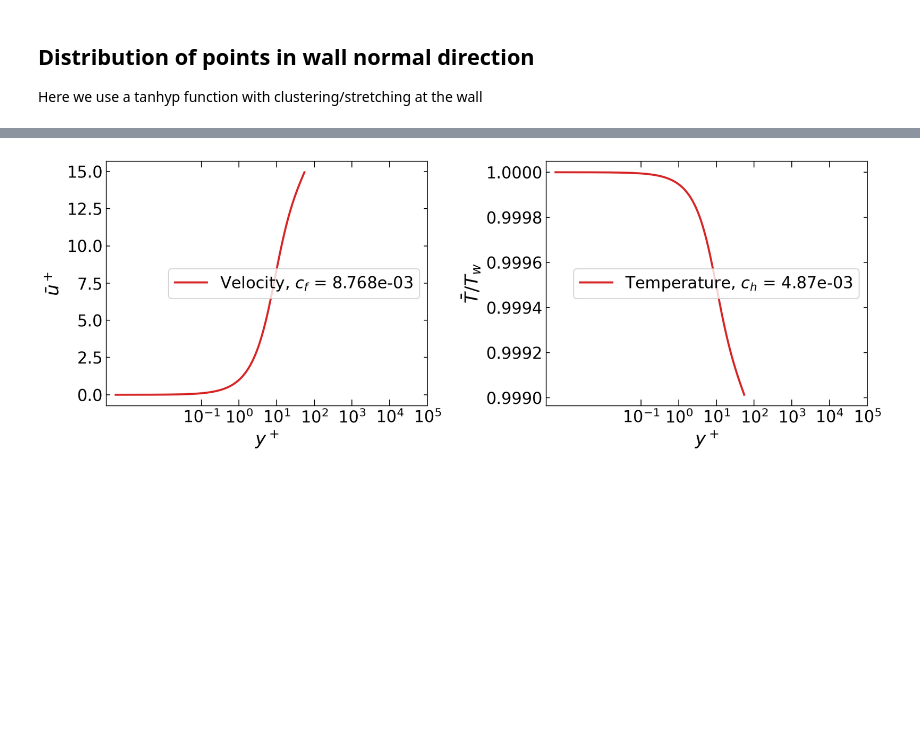
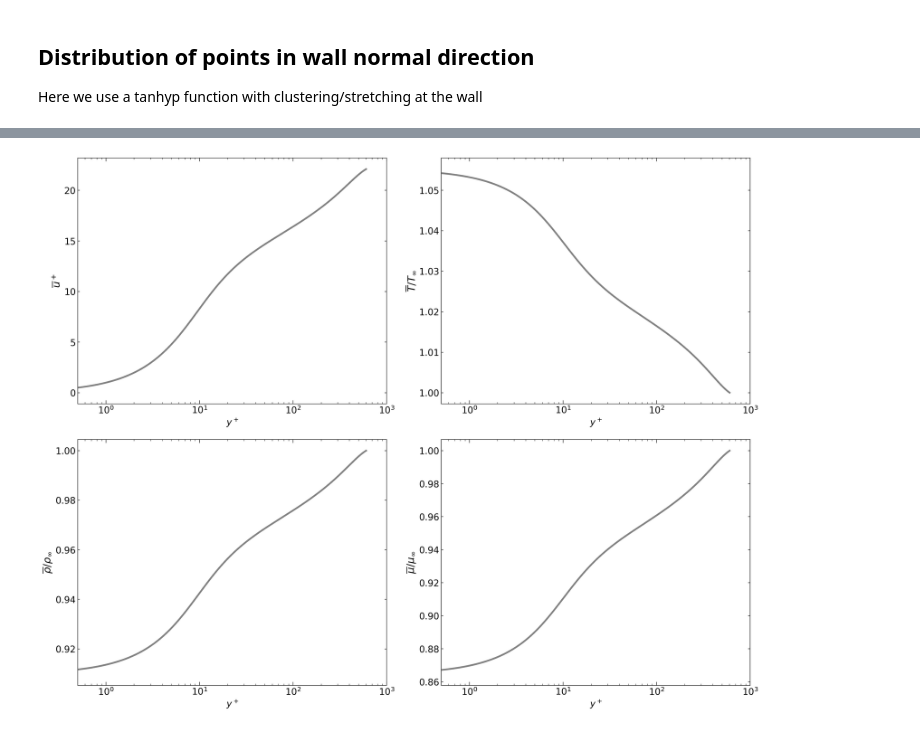
Before and after one commit to pcboldini/DragAndHeatTransferEstimation_NonIdealFluids, a Jupyter notebook: DragAndHeatEstimate.ipynb, the cells around one changed output, grey strips where cells are left out. Cells and saved outputs as stored; diff of their text form; code cells hidden in the pictures; blank space fills up the shorter version.

```diff
--- a/DragAndHeatEstimate.ipynb
+++ b/DragAndHeatEstimate.ipynb
@@ -142,20 +327,22 @@ Relation between $M_\tau$ and $M_\infty$
 
 $$M_\tau = M_\infty \sqrt{\frac{c_f}{2}}.$$
 # %%
-def calcParameters(ReTheta, Minf, y_ye, r_rw, mu_muw, upl, uinf,
-                   T_Tw, Tw_Tr, Tinf_Tw, Tinf_dim, viscLaw, Pr, sPr):
+def calcParameters(ReTheta, ReTau, Minf, y_ye, T_Tw, h_hw, hw_hr, r_rw, mu_muw, upl, uinf, Pr, Aref):
+    rinf  = r_rw[-1]
+    muinf = mu_muw[-1]
 
-    rinf  = density(Tinf_Tw)
-    muinf = viscosity(Tinf_Tw, Tinf_dim, Tinf_Tw, viscLaw)
+    # Calculate skin-friction coefficient
+    cf    = 2/(rinf*uinf**2)
+    # Calculate Stanton number
+    qw = 1/ReTau/Pr[0]*(T_Tw[1]-T_Tw[0])/h_hw[0]/y_ye[1]
+    deno = r_rw[-1]*uinf*(1-1/hw_hr)*(Minf*Aref)**2
+    St = abs(qw/deno) if hw_hr != 1 else np.nan  # set St to NaN for adiabatic boundary layers
 
-    cf    = 2/(rinf*uinf**2)
-    ch    = cf/2*sPr/Pr if Tw_Tr != 1 else np.nan  # set ch to NaN for adiabatic boundary layers
-
-    Theta = trapz(r_rw/rinf*upl/uinf*(1 - upl/uinf), y_ye)
+    Theta = trapezoid(r_rw/rinf*upl/uinf*(1 - upl/uinf), y_ye)
     ReTau = ReTheta/(rinf*uinf*Theta/muinf)
     MTau  = Minf*np.sqrt(cf/2)
 
-    return cf, ch, ReTau, MTau
+    return cf, St, ReTau, MTau
 # %% [markdown]
 ## Distribution of points in wall normal direction
 Here we use a tanhyp function with clustering/stretching at the wall
@@ -240,21 +443,31 @@ def solver(ReTheta   = 100,          #   Reynolds number based on momentum thick
 # %%
-cf,ch,ch2,ReTau,MTau,ypl,yst,upl,T = solver(ReTheta  = 100,
-                                        Minf     = 0,
-                                        Tw_Tr    = 1.001,
-                                        viscLaw  = "Sutherland",
-                                        Tinf_dim = 100.0,
-                                        gamma    = 1.4,
-                                        Pr       = 0.72,
-                                        sPr      = 0.8,
-                                        kappa    = 0.41,
-                                        Apl      = 17.0,
-                                        y_ye     = grid(nPoints = 15000, stretch = 4),
-                                        verbose  = True)
+ReTheta        = 1387
+Minf           = 0.2
+Prinf          = 1.0
+Tw_Tinf        = 1.056
+rw_rinf        = 0.909
+Pref           = 1.10
+Tref           = 0.9
+Cvref          = 4.5
+entvelLaw      = "Walz"
 
-print('\nResult: cf = {0:.5e}, ch = {1:.5e}, ch2 = {2:.5e}, ReTau = {3:.5f}, MTau = {4:.3e}'.
-      format(cf, ch, ch2, ReTau, MTau))
+cf, St, ReTau, MTau, ypl, yst, upl, T_Tw, r_rw, h_hw, mu_muw, ka_kaw  = \
+                cfSt_solver(ReTheta   = ReTheta,
+                            Minf      = Minf,
+                            kappa     = 0.41,
+                            Apl       = 17.0,
+                            y_ye      = grid(nPoints = 2000, stretch = 5),
+                            Tw_Tinf   = Tw_Tinf,
+                            rw_rinf   = rw_rinf,
+                            Prinf     = Prinf,
+                            Pref      = Pref,
+                            Tref      = Tref,
+                            Cvref     = Cvref,
+                            entvelLaw = entvelLaw,
+                            verbose   = True)
 
-
+print('\nResult: cf = {0:.5e}, St = {1:.5e}, ReTau = {2:.5f}, MTau = {3:.3e}'.
+      format(cf, St, ReTau, MTau))
 
 #################################################################################
 #
@@ -270,15 +483,30 @@ rcParams.update({"xtick.major.size": 6, "xtick.minor.size": 3, "ytick.minor.size
                  'xtick.direction': 'in', 'ytick.direction': 'in', 'xtick.top': True, 'ytick.right': True,
                  'font.size': 16})
 
+fig, ax = plt.subplots(2, 2, figsize=(18, 14))
+plt.rcParams["text.usetex"] = True
+linwid=3.0
+ylim=1e3
+ax[0,0].semilogx(ypl, upl, '-', lw=linwid, color='gray')
+ax[0,0].set_xlim(0.5e0, ylim)
+ax[0,0].set_ylabel(r"$\overline{u}^+$",  fontsize = 18)
+ax[0,0].set_xlabel(r"$y^+$")
 
-fig, ax = plt.subplots(1,2,figsize=(12,4.5))
-ax[0].semilogx(ypl[1:],upl[1:], color='tab:red', lw=2, label="Velocity, $c_f$ = {:.3e}".format(cf))
-ax[1].semilogx(ypl[1:],T[1:],   color='tab:red', lw=2, label="Temperature, $c_h$ = {:.2e}".format(ch))
-ax[0].set_ylabel(r"$\bar u^+$",  fontsize = 18)
-ax[1].set_ylabel(r"$\bar T/T_w$",fontsize = 18)
-for a in ax:
-    a.set_xticks(10.0**np.arange(-1, 6, 1))
-    a.set_xlabel(r"$y^+$",fontsize = 18)
-    a.legend()
-plt.tight_layout()
+ax[0,1].semilogx(ypl, T_Tw/T_Tw[-1], '-', lw=linwid, color='gray')
+ax[0,1].set_xlim(0.5e0, ylim)
+ax[0,1].set_ylabel(r"$\overline{T}/T_{\infty}$",  fontsize = 18)
+ax[0,1].set_xlabel(r"$y^+$")
+
+ax[1,0].semilogx(ypl, r_rw/r_rw[-1], '-', lw=linwid, color='gray')
+ax[1,0].set_xlim(0.5e0, ylim)
+ax[1,0].set_ylabel(r"$\overline{\rho}/\rho_{\infty}$",  fontsize = 18)
+ax[1,0].set_xlabel(r"$y^+$")
+
+ax[1,1].semilogx(ypl, mu_muw/mu_muw[-1], '-', lw=linwid, color='gray')
+ax[1,1].set_xlim(0.5e0, ylim)
+ax[1,1].set_ylabel(r"$\overline{\mu}/\mu_{\infty}$",  fontsize = 18)
+ax[1,1].set_xlabel(r"$y^+$")
+
+fig.tight_layout()
+plt.show()
 # %% [output]
@@ -294 +525 @@ Result: cf = 8.76759e-03, ch = 4.87088e-03, ch2 = 4.87097e-03, ReTau = 54.47365,
-[figure, old version]
+[figure, new version]
```
Also changed, not shown: parts of 37 cells of this notebook.
